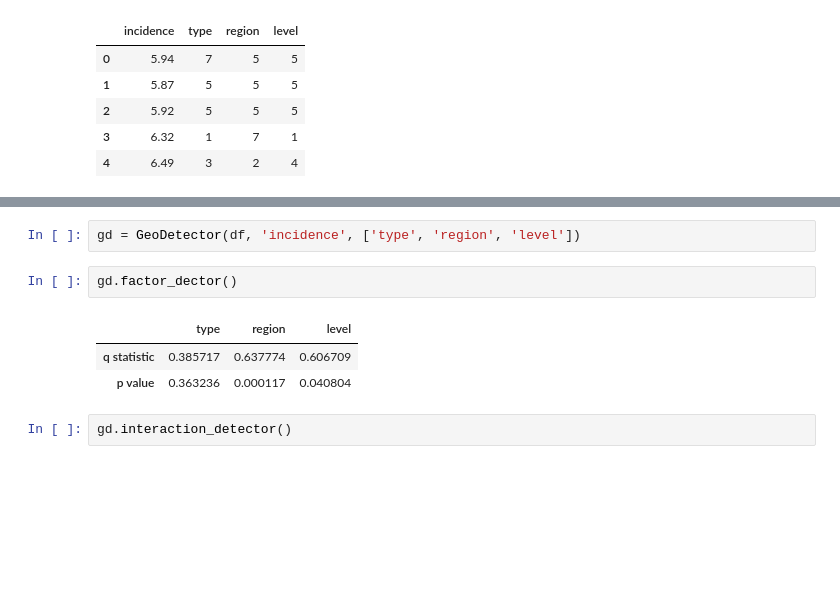
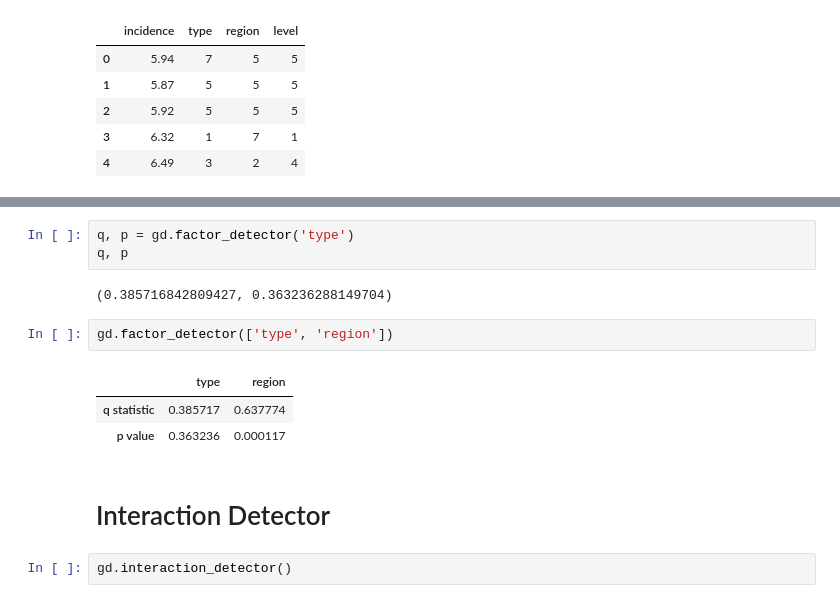
Before and after one commit to djw-easy/GeoDetector, a Jupyter notebook: example.ipynb, the cells around one changed output, grey strips where cells are left out. Cells and saved outputs as stored; diff of their text form; blank space fills up the shorter version.

```diff
--- a/example.ipynb
+++ b/example.ipynb
@@ -13,11 +28,16 @@ df.head()
+# %%
+q, p = gd.factor_detector('type')
+q, p
+# %% [output]
+(0.385716842809427, 0.363236288149704)
 # %%
-gd = GeoDetector(df, 'incidence', ['type', 'region', 'level'])
+gd.factor_detector(['type', 'region'])
+# %% [output]
+|  | type | region |
+| q statistic | 0.385717 | 0.637774 |
+| p value | 0.363236 | 0.000117 |
-# %%
-gd.factor_dector()
-# %% [output]
-|  | type | region | level |
-| q statistic | 0.385717 | 0.637774 | 0.606709 |
-| p value | 0.363236 | 0.000117 | 0.040804 |
+# %% [markdown]
+# Interaction Detector
 # %%
 gd.interaction_detector()
 # %% [output]
```
Also changed, not shown: parts of 19 cells of this notebook, 11 other files.
